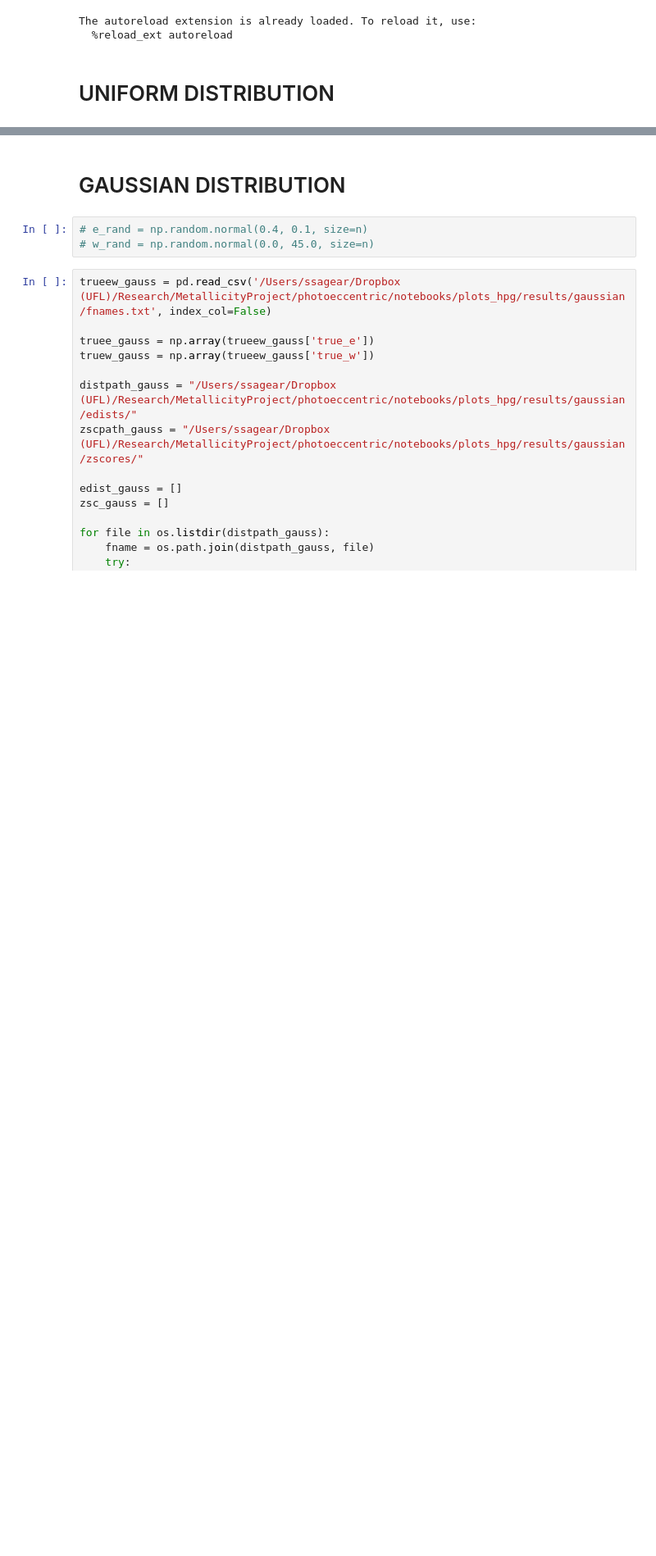
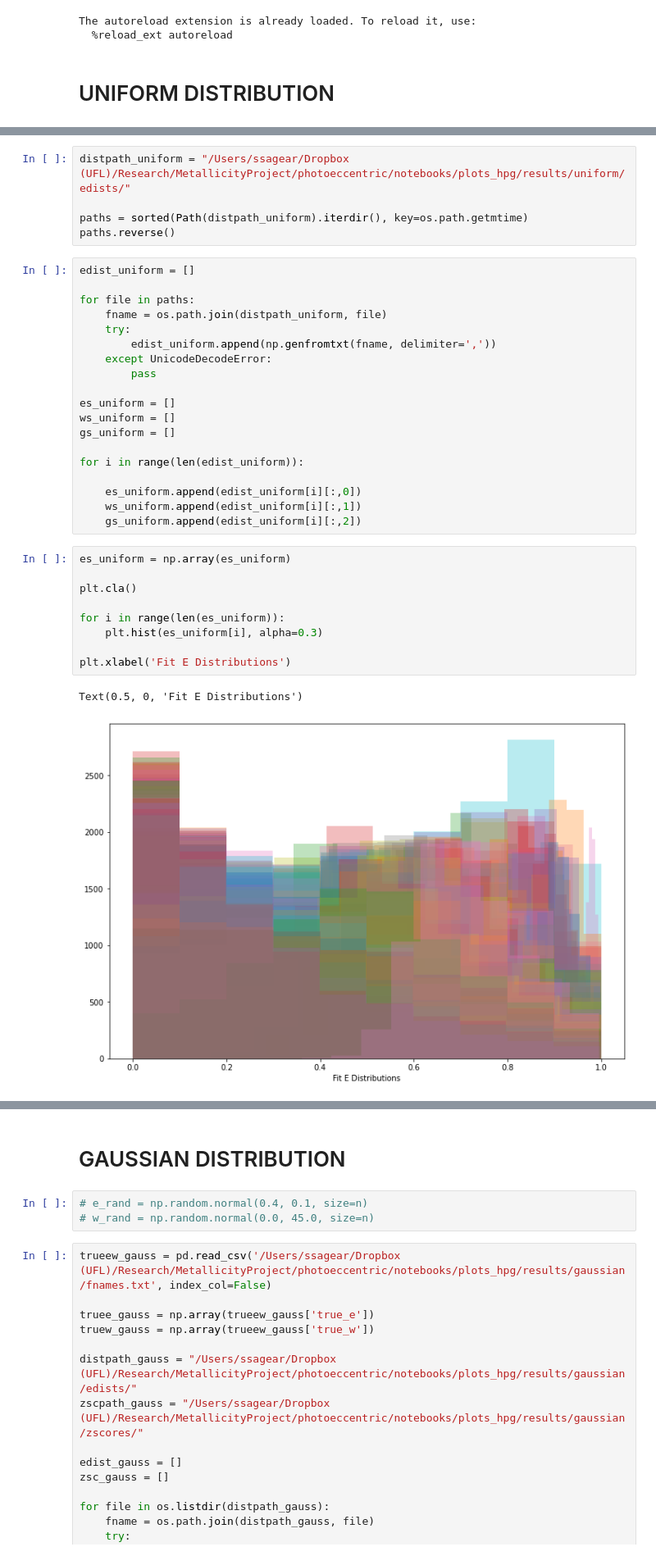
Before and after one commit to ssagear/photoeccentric, a Jupyter notebook: notebooks/true_e_dist.ipynb, the cells around one changed output, grey strips where cells are left out. Shown at 82% size. Drawn from its saved outputs; the diff is of its cells as text; blank space fills up the shorter version.

```diff
--- a/notebooks/true_e_dist.ipynb
+++ b/notebooks/true_e_dist.ipynb
@@ -110,0 +49,36 @@ for i in range(len(zsc_e_uniform)):
+# %%
+distpath_uniform = "/Users/ssagear/Dropbox (UFL)/Research/MetallicityProject/photoeccentric/notebooks/plots_hpg/results/uniform/edists/"
+
+paths = sorted(Path(distpath_uniform).iterdir(), key=os.path.getmtime)
+paths.reverse()
+# %%
+edist_uniform = []
+
+for file in paths:
+    fname = os.path.join(distpath_uniform, file)
+    try:
+        edist_uniform.append(np.genfromtxt(fname, delimiter=','))
+    except UnicodeDecodeError:
+        pass
+
+es_uniform = []
+ws_uniform = []
+gs_uniform = []
+
+for i in range(len(edist_uniform)):
+
+    es_uniform.append(edist_uniform[i][:,0])
+    ws_uniform.append(edist_uniform[i][:,1])
+    gs_uniform.append(edist_uniform[i][:,2])
+# %%
+es_uniform = np.array(es_uniform)
+
+plt.cla()
+
+for i in range(len(es_uniform)):
+    plt.hist(es_uniform[i], alpha=0.3)
+
+plt.xlabel('Fit E Distributions')
+# %% [output]
+Text(0.5, 0, 'Fit E Distributions')
+[figure, added]
```
Also changed, not shown: parts of 14 cells of this notebook, 1 other file.
